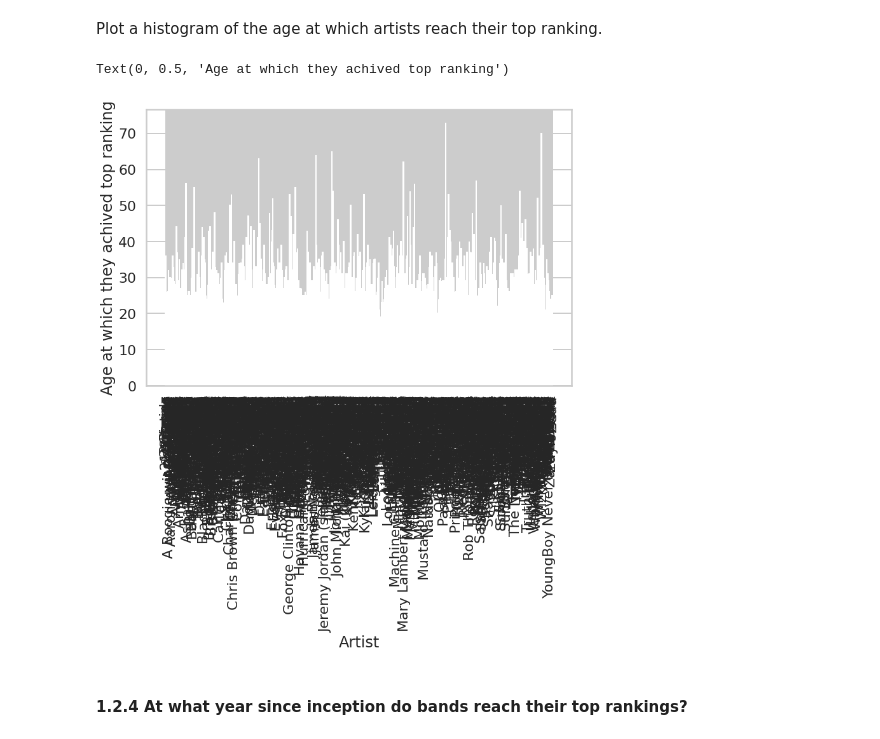
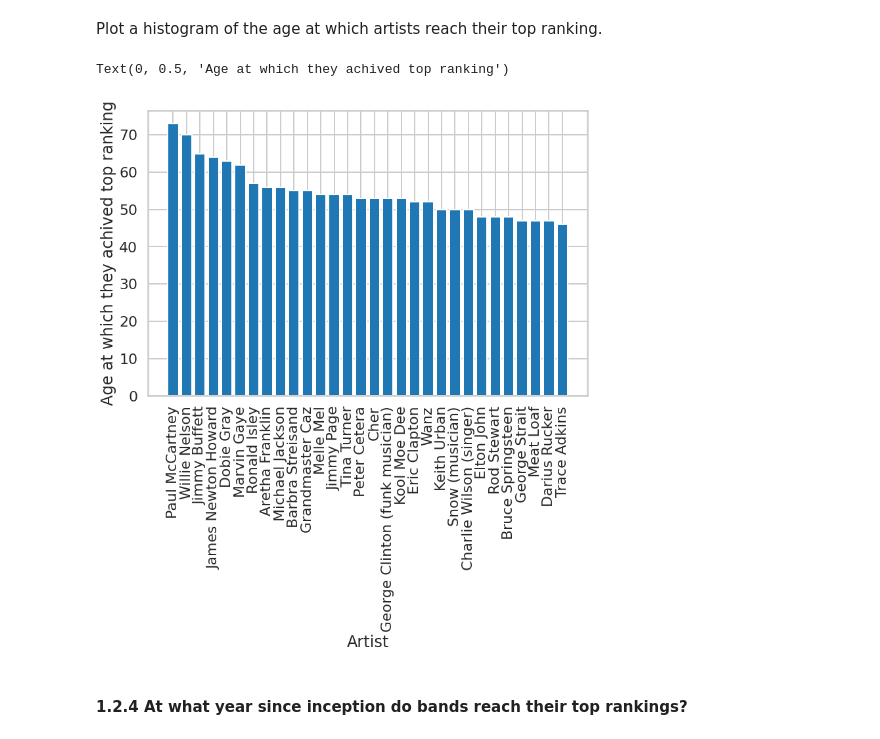
Before and after one commit to azizamirsaidova/homework_2, a Jupyter notebook: distribute_HW2.ipynb, the cells around one changed output. Saved outputs shown, nothing was run; the diff lists cells and outputs as text; code cells hidden in the pictures.

```diff
--- a/distribute_HW2.ipynb
+++ b/distribute_HW2.ipynb
@@ -422,14 +416,26 @@ for i in  range(0,len(singer)):
+# %%
+# Singer_age_dict
+temp = pd.DataFrame()
+temp['artist'] = Singer_age_dict.keys()
+temp['Age'] = Singer_age_dict.values()
+temp = temp.sort_values(by=['Age'], ascending=False).head(30)
 # %%
 #Visualization
-#your code here
+
+#Visualization
+
 plt.figure(figsize=(12, 8))
-plt.bar(Singer_age_dict.keys(), Singer_age_dict.values())
+
+plt.bar(temp['artist'], temp['Age'] )
 plt.xticks(rotation = 90)
 plt.xlabel('Artist')
 plt.ylabel('Age at which they achived top ranking')
+#your code here
+
+#your code here
 # %% [output]
 Text(0, 0.5, 'Age at which they achived top ranking')
-[figure, old version]
+[figure, new version]
 # %% [markdown]
 #### 1.2.4 At what year since inception do bands reach their top rankings?
 # %% [markdown]
```
Also changed, not shown: parts of 39 cells of this notebook.
